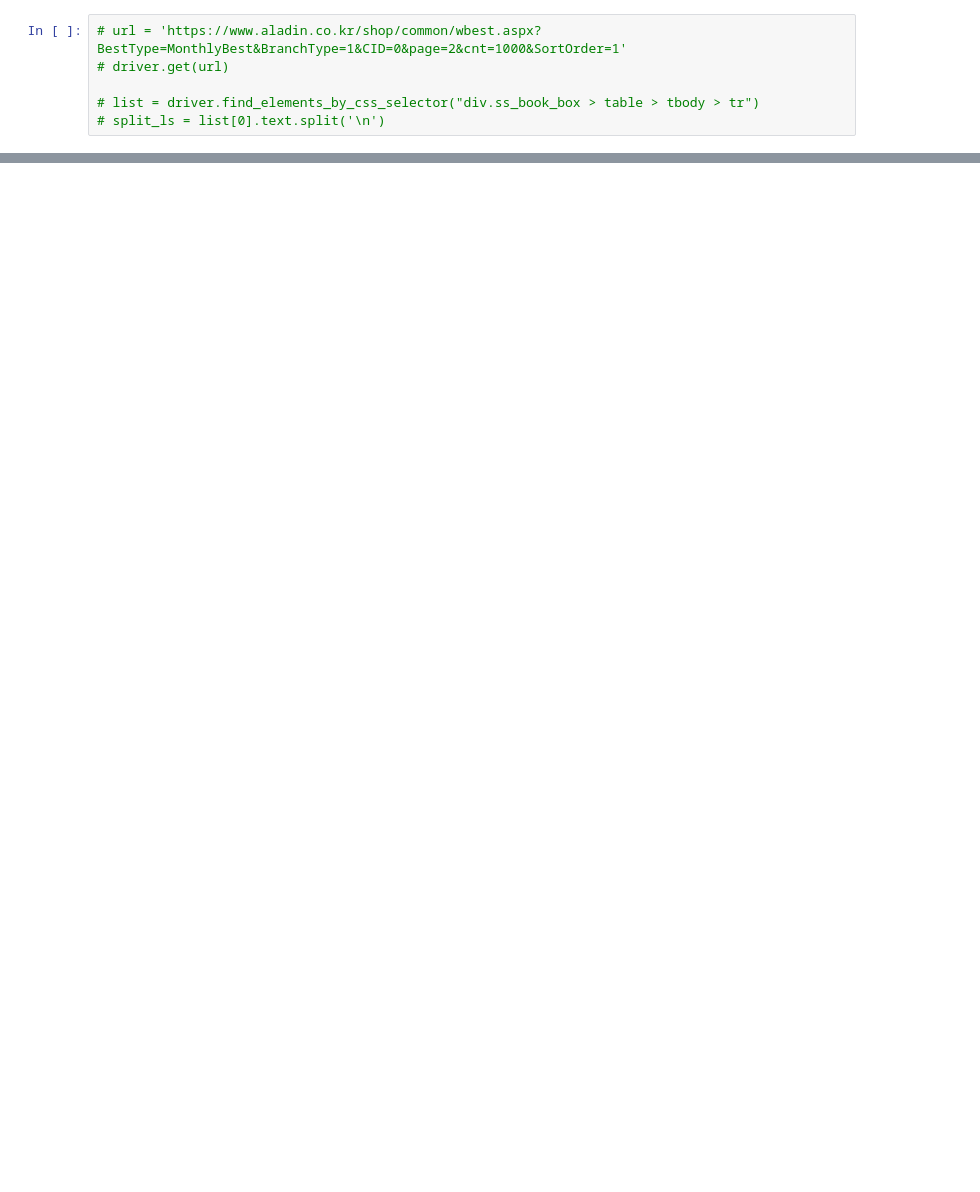
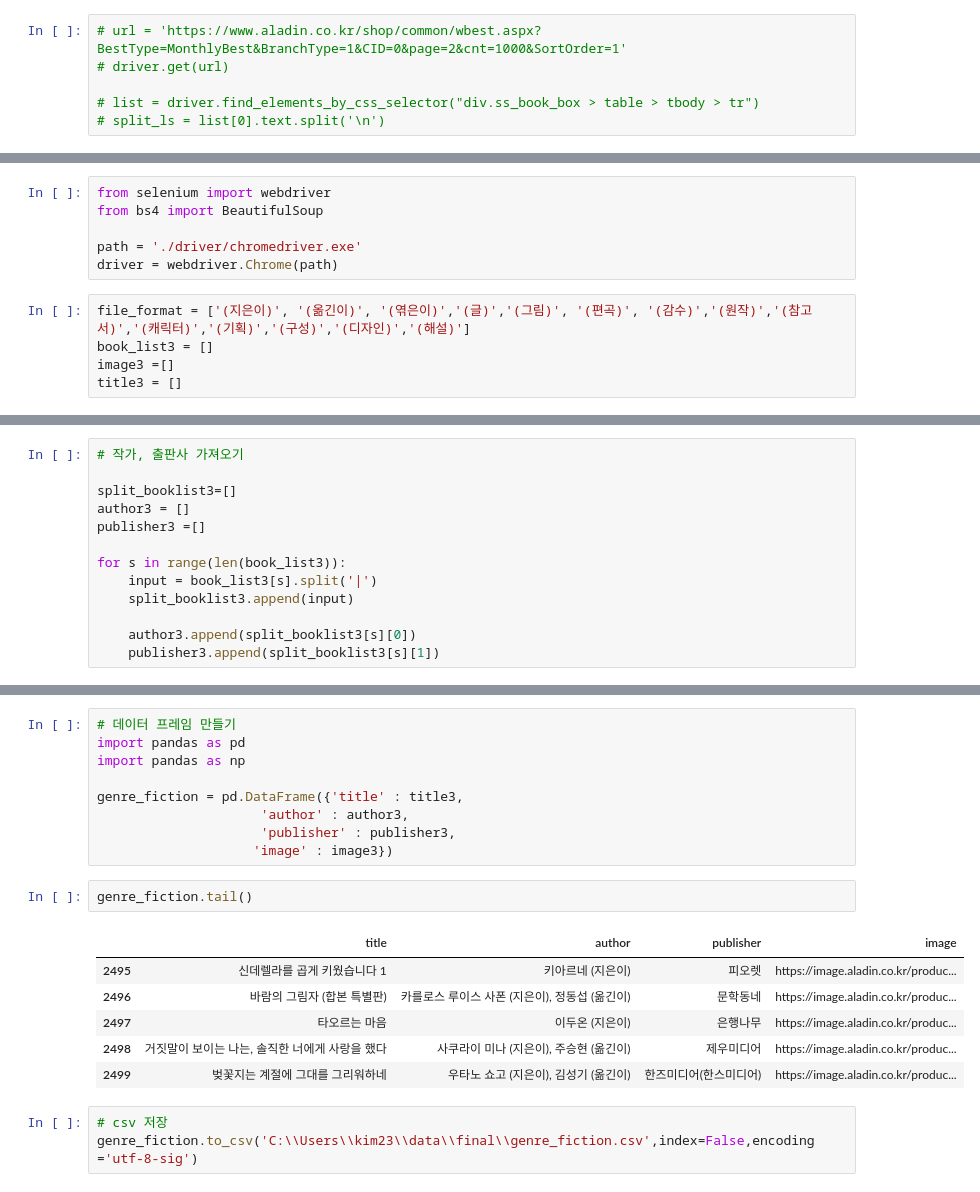
Before and after one commit to Kyounglin-Kim/TIL, a Jupyter notebook: Crawling/final_crawling.ipynb, the cells around one changed output, grey strips where cells are left out. Saved outputs shown, nothing was run; the diff lists cells and outputs as text; blank space fills up the shorter version.

```diff
--- a/Crawling/final_crawling.ipynb
+++ b/Crawling/final_crawling.ipynb
@@ -112,0 +633,11 @@ len(book_list)
+# %%
+from selenium import webdriver
+from bs4 import BeautifulSoup
+
+path = './driver/chromedriver.exe'
+driver = webdriver.Chrome(path)
+# %%
+file_format = ['(지은이)', '(옮긴이)', '(엮은이)','(글)','(그림)', '(편곡)', '(감수)','(원작)','(참고서)','(캐릭터)','(기획)','(구성)','(디자인)','(해설)']
+book_list3 = []
+image3 =[]
+title3 = []
@@ -112,0 +688,13 @@ len(book_list)
+# %%
+# 작가, 출판사 가져오기
+
+split_booklist3=[]
+author3 = []
+publisher3 =[]
+
+for s in range(len(book_list3)):
+    input = book_list3[s].split('|')
+    split_booklist3.append(input)
+
+    author3.append(split_booklist3[s][0])
+    publisher3.append(split_booklist3[s][1])
@@ -112,0 +720,21 @@ len(book_list)
+# %%
+# 데이터 프레임 만들기
+import pandas as pd
+import pandas as np
+
+genre_fiction = pd.DataFrame({'title' : title3,
+                     'author' : author3,
+                     'publisher' : publisher3,
+                    'image' : image3})
+# %%
+genre_fiction.tail()
+# %% [output]
+|  | title | author | publisher | image |
+| 2495 | 신데렐라를 곱게 키웠습니다 1 | 키아르네 (지은이) | 피오렛 | https://image.aladin.co.kr/produc... |
+| 2496 | 바람의 그림자 (합본 특별판) | 카를로스 루이스 사폰 (지은이), 정동섭 (옮긴이) | 문학동네 | https://image.aladin.co.kr/produc... |
+| 2497 | 타오르는 마음 | 이두온 (지은이) | 은행나무 | https://image.aladin.co.kr/produc... |
+| 2498 | 거짓말이 보이는 나는, 솔직한 너에게 사랑을 했다 | 사쿠라이 미나 (지은이), 주승현 (옮긴이) | 제우미디어 | https://image.aladin.co.kr/produc... |
+| 2499 | 벚꽃지는 계절에 그대를 그리워하네 | 우타노 쇼고 (지은이), 김성기 (옮긴이) | 한즈미디어(한스미디어) | https://image.aladin.co.kr/produc... |
+# %%
+# csv 저장
+genre_fiction.to_csv('C:\\Users\\kim23\\data\\final\\genre_fiction.csv',index=False,encoding ='utf-8-sig')
```
Also changed, not shown: parts of 132 cells of this notebook.
